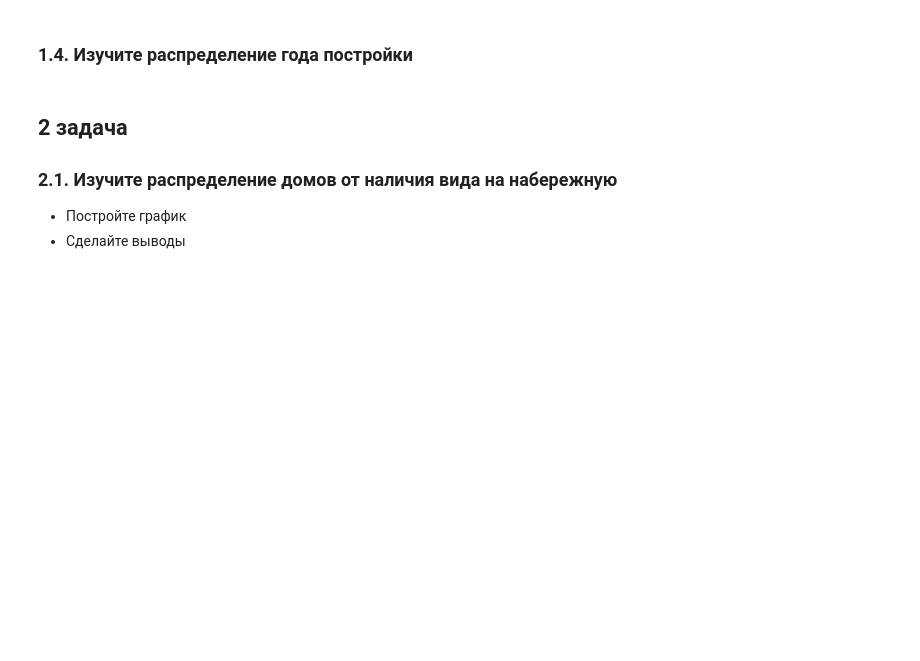
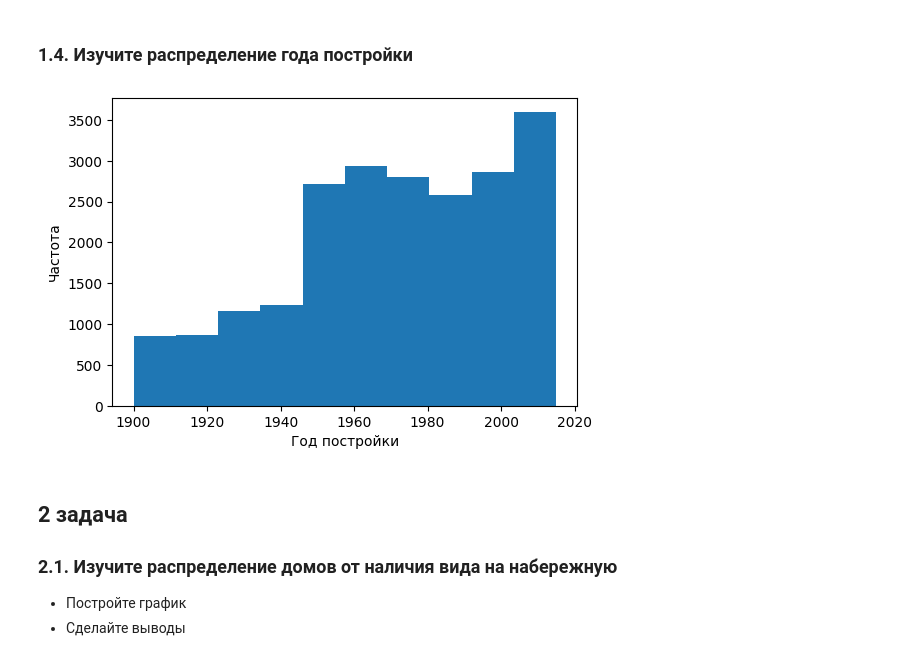
Before and after one commit to okamietovolk/gb-analytics, a Jupyter notebook: kc.ipynb, the cells around one changed output. Cells and saved outputs as stored; diff of their text form; code cells hidden in the pictures; blank space fills up the shorter version.

```diff
--- a/kc.ipynb
+++ b/kc.ipynb
@@ -36,5 +66,12 @@ memory usage: 3.5+ MB
 # %% [markdown]
 ### 1.4. Изучите распределение года постройки
+# %%
+plt.figure(figsize=(6,4))
+plt.hist(df['yr_built'])
+plt.ylabel('Частота')
+plt.xlabel('Год постройки');
+# %% [output]
+[figure, added]
 # %% [markdown]
 ## 2 задача
 ### 2.1. Изучите распределение домов от наличия вида на набережную
```
Also changed, not shown: parts of 9 cells of this notebook.
